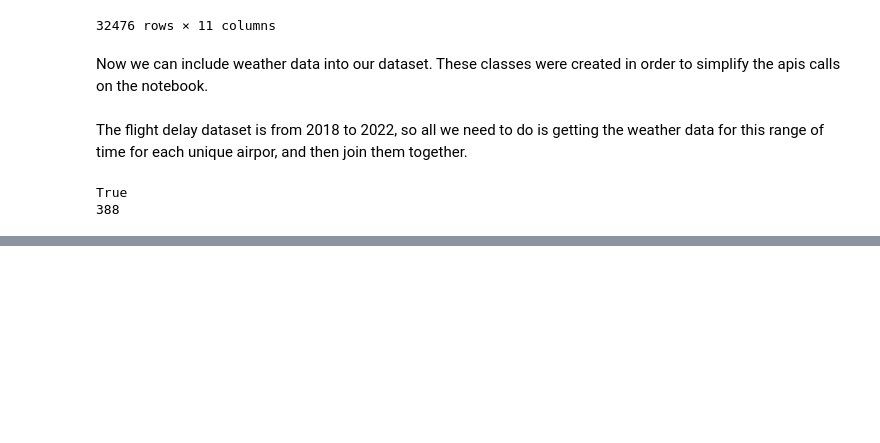
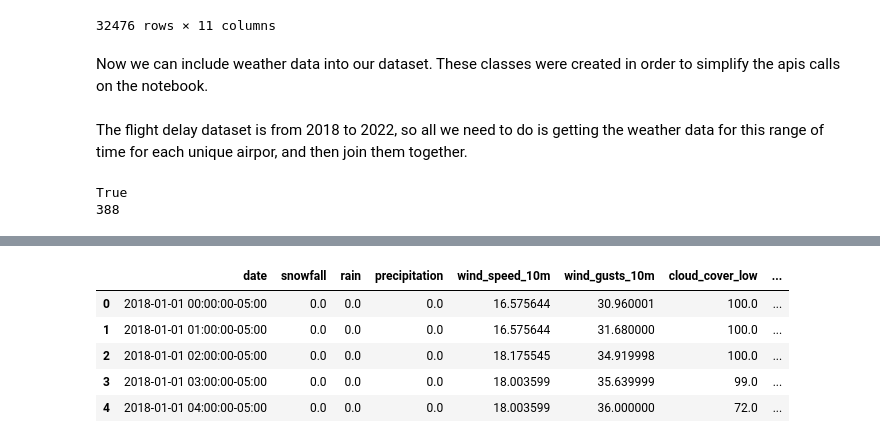
Before and after one commit to rashdul/flight-delay-prediction, a Jupyter notebook: notebooks/01_data_exploration_second_try.ipynb, the cells around one changed output, grey strips where cells are left out. Cells and saved outputs as stored; diff of their text form; code cells hidden in the pictures; blank space fills up the shorter version.

```diff
--- a/notebooks/01_data_exploration_second_try.ipynb
+++ b/notebooks/01_data_exploration_second_try.ipynb
@@ -352,0 +426,11 @@ for i in tqdm(airports):
+# %%
+weather_df["date_local"] = weather_df["date"].dt.tz_localize(None)
+# %%
+weather_df.head()
+# %% [output]
+|  | date | snowfall | rain | precipitation | wind_speed_10m | wind_gusts_10m | cloud_cover_low | ... |
+| 0 | 2018-01-01 00:00:00-05:00 | 0.0 | 0.0 | 0.0 | 16.575644 | 30.960001 | 100.0 | ... |
+| 1 | 2018-01-01 01:00:00-05:00 | 0.0 | 0.0 | 0.0 | 16.575644 | 31.680000 | 100.0 | ... |
+| 2 | 2018-01-01 02:00:00-05:00 | 0.0 | 0.0 | 0.0 | 18.175545 | 34.919998 | 100.0 | ... |
+| 3 | 2018-01-01 03:00:00-05:00 | 0.0 | 0.0 | 0.0 | 18.003599 | 35.639999 | 99.0 | ... |
+| 4 | 2018-01-01 04:00:00-05:00 | 0.0 | 0.0 | 0.0 | 18.003599 | 36.000000 | 72.0 | ... |
```
Also changed, not shown: parts of 17 cells of this notebook.
